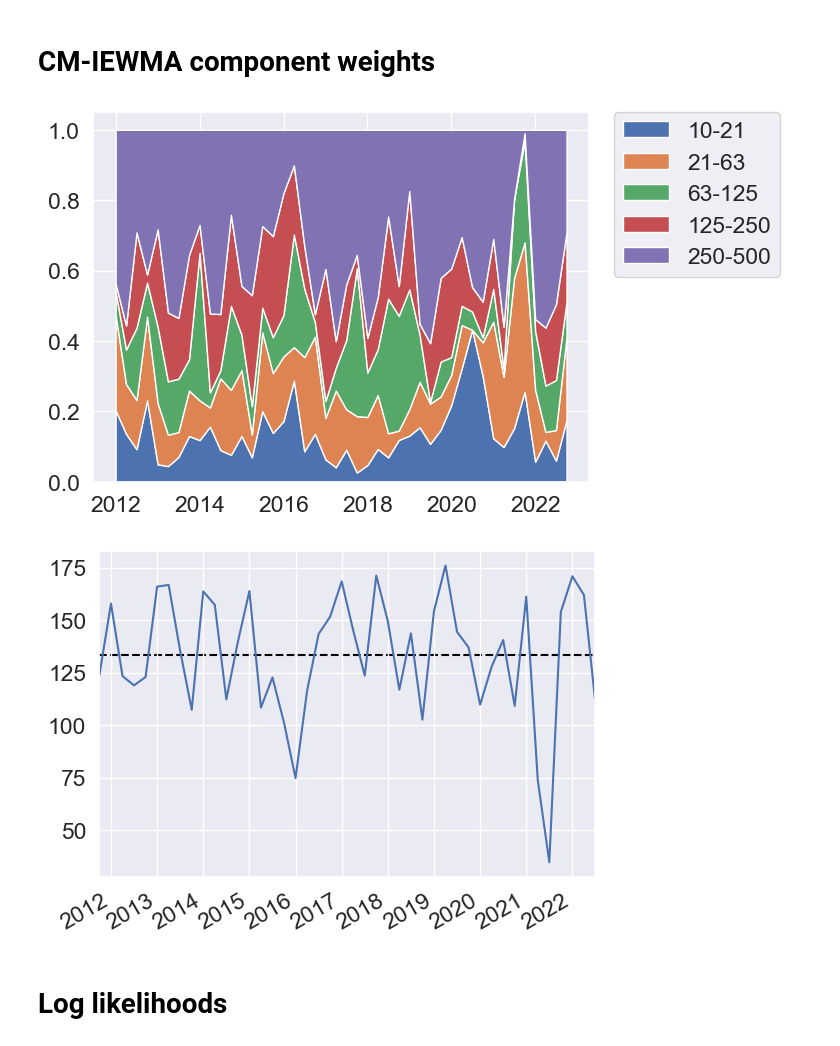
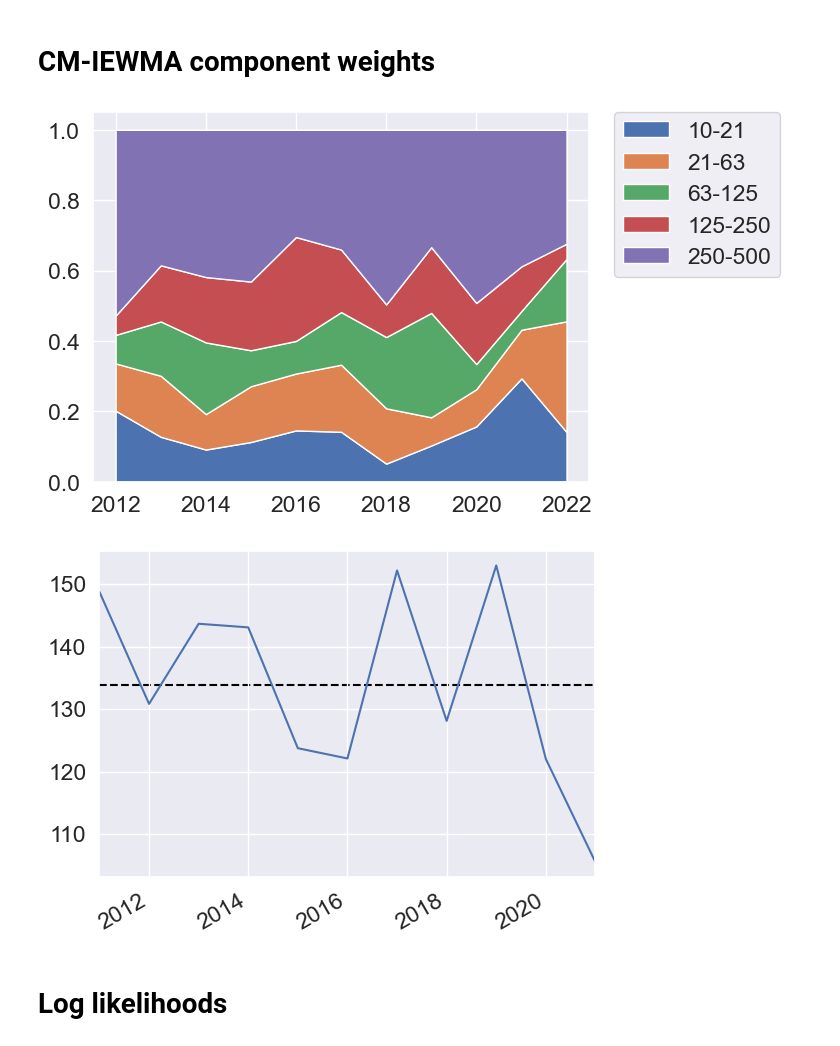
Before and after one commit to cvxgrp/cov_pred_finance, a Jupyter notebook: Experiments/notebooks/stock_portfolios.ipynb, the cells around one changed output. Drawn from its saved outputs; the diff is of its cells as text; code cells hidden in the pictures.

```diff
--- a/Experiments/notebooks/stock_portfolios.ipynb
+++ b/Experiments/notebooks/stock_portfolios.ipynb
@@ -29,5 +26,11 @@ rf_rate = pd.DataFrame(FF.loc[:,"RF"])
 rf_rate.index = pd.to_datetime(rf_rate.index, format='%Y%m%d')
 # %% [markdown]
 # Covariance predictors
+# %%
+### Parameters
+rw_memory = 250
+ewma_halflife=125
+iewma_pair = (63,125)
+cm_iewma_pairs = [(10, 21), (21, 63), (63, 125), (125, 250), (250, 500)]
 # %%
 # Rolling window
@@ -41,3 +41,7 @@ iewma_63_125 = iterated_ewma(returns, vola_halflife=63, cov_halflife=125)
+# %%
+# IEWMA
+iewma = list(iterated_ewma(returns, vola_halflife=iewma_pair[0], cov_halflife=iewma_pair[1]))
+iewma = {iterate.time: iterate.covariance for iterate in iewma}
 # %% [markdown]
 Next we import the precomputed MGARCH predictors (computed using the rmgarch
 package in R). We used the first 250 days for training. Hence the first
@@ -55,9 +59,12 @@ times = returns.index[249:]
 mgarch = {times[t]: pd.DataFrame(Sigmas[t], index=returns.columns, columns=returns.columns) for t in range(Sigmas.shape[0])}
 # %%
 # CM-IEWMA
-pairs = [(10, 21), (21, 63), (63, 125), (125, 250), (250, 500)]
-Sigmas = {f"{pair[0]}-{pair[1]}": iterated_ewma(returns, vola_halflife=pair[0], cov_halflife=pair[1], min_periods_vola=63, min_periods_cov=63) for pair in pairs}
-Sigmas["10-21"] = regularize_covariance(Sigmas["10-21"], lamda=0.05)
+iewmas = {f"{pair[0]}-{pair[1]}": list(iterated_ewma(returns, vola_halflife=pair[0], cov_halflife=pair[1], min_periods_vola=63, min_periods_cov=63)) for pair in cm_iewma_pairs}
+Sigmas = {key: {item.time: item.covariance for item in iewma} for key, iewma in iewmas.items()}
+
+# Regularize the first covariance matrix
+fast = cm_iewma_pairs[0]; fast = f"{fast[0]}-{fast[1]}"
+Sigmas[fast] = add_to_diagonal(Sigmas[fast], lamda=0.05)
 
 results = list(CovarianceCombination(Sigmas=Sigmas, returns=returns).solve_window(window=10, verbose=True))
 
@@ -88,19 +96,19 @@ for predictor in predictors_temp:
 # %% [markdown]
 # CM-IEWMA component weights
 # %%
-quarterly_weights  = pd.DataFrame(weights).T.resample("Q").mean().loc[start_date:end_date]
+quarterly_weights  = pd.DataFrame(weights).T.resample("Y").mean().loc[start_date:end_date]
 
-plt.stackplot(quarterly_weights.index, quarterly_weights.values.T, labels=["10-21", "21-63", "63-125", "125-250", "250-500"])
+plt.stackplot(quarterly_weights.index, quarterly_weights.values.T, labels=[f"{pair[0]}-{pair[1]}" for pair in cm_iewma_pairs])
 plt.legend(bbox_to_anchor=(1.05, 1), loc='upper left', borderaxespad=0.);
 # %% [output]
-[figure, old version]
+[figure, new version]
 # %%
-halflifes_vola = np.array([10, 21, 63, 125, 250])
+halflifes_vola = np.array([cm_iewma_pairs[i][0] for i in range(len(cm_iewma_pairs))])
 (quarterly_weights * halflifes_vola).sum(axis=1).plot()
 plt.axhline((quarterly_weights * halflifes_vola).sum(axis=1).mean(), color="black", linestyle="--", label="Mean half-life", zorder=-1);
 plt.gcf().autofmt_xdate()
 # %% [output]
-[figure, old version]
+[figure, new version]
 # %% [markdown]
 # Log likelihoods
 # %%
```
Also changed, not shown: parts of 32 cells of this notebook, 27 other files.
